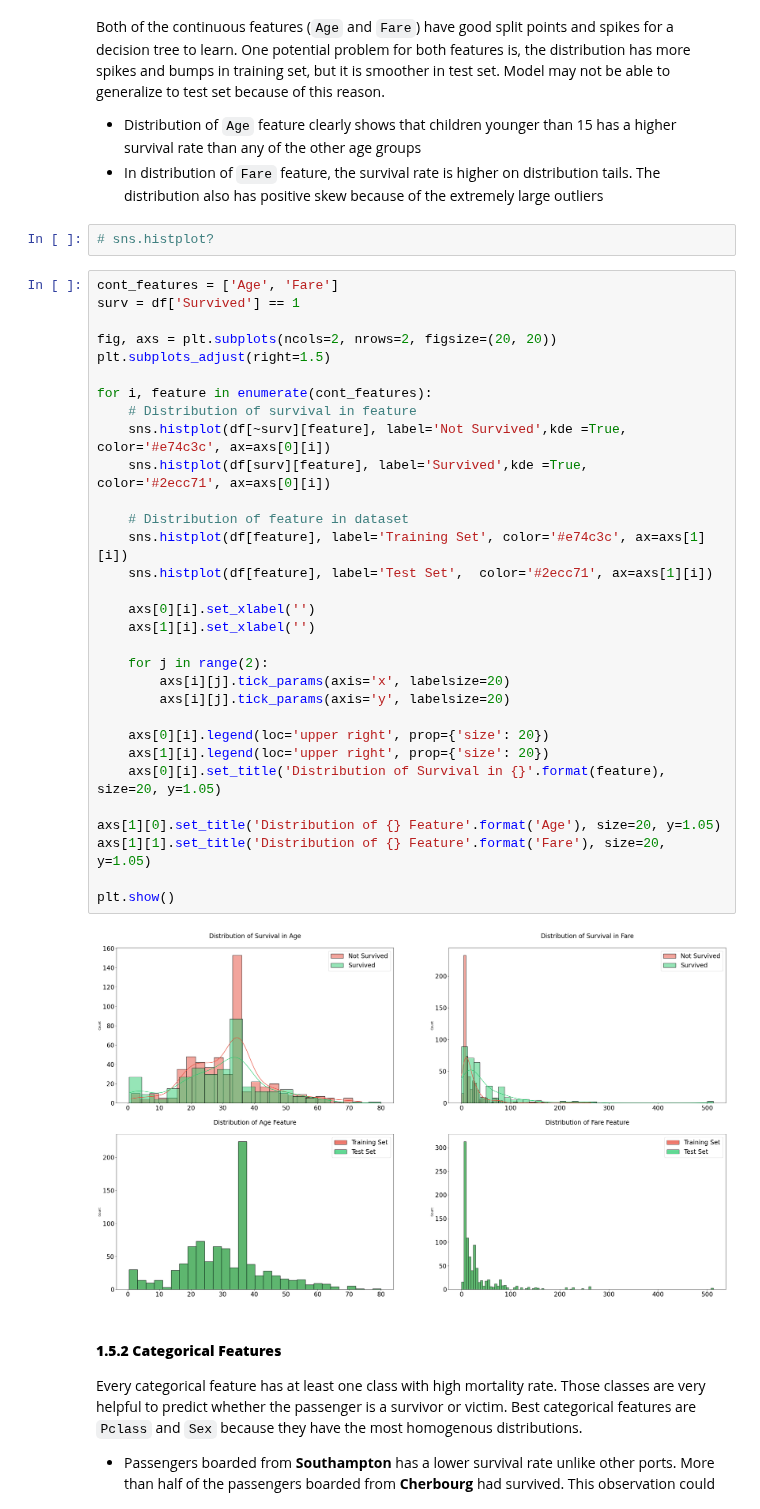
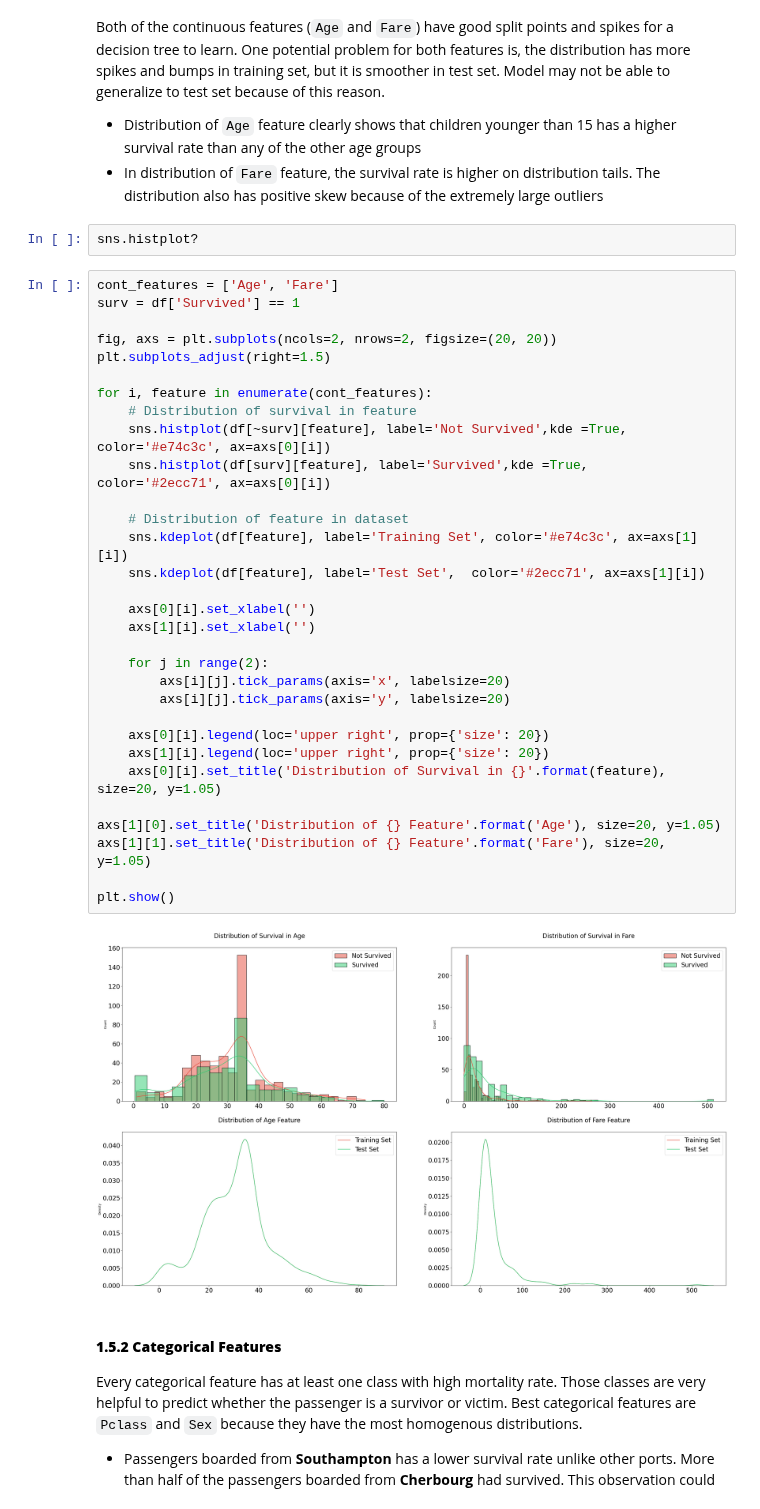
Before and after one commit to Akshat180/Titanic.Data_Analysis, a Jupyter notebook: Titanic survival Analysis.ipynb, the cells around one changed output. Cells and saved outputs as stored; diff of their text form.

```diff
--- a/Titanic survival Analysis.ipynb
+++ b/Titanic survival Analysis.ipynb
@@ -449,40 +449,40 @@ Both of the continuous features (`Age` and `Fare`) have good split points and sp
 * Distribution of `Age` feature clearly shows that children younger than 15 has a higher survival rate than any of the other age groups
 * In distribution of `Fare` feature, the survival rate is higher on distribution tails. The distribution also has positive skew because of the extremely large outliers
 # %%
-# sns.histplot?
+sns.histplot?
 # %%
 cont_features = ['Age', 'Fare']
 surv = df['Survived'] == 1
 
 fig, axs = plt.subplots(ncols=2, nrows=2, figsize=(20, 20))
 plt.subplots_adjust(right=1.5)
 
 for i, feature in enumerate(cont_features):
     # Distribution of survival in feature
     sns.histplot(df[~surv][feature], label='Not Survived',kde =True, color='#e74c3c', ax=axs[0][i])
     sns.histplot(df[surv][feature], label='Survived',kde =True,  color='#2ecc71', ax=axs[0][i])
 
     # Distribution of feature in dataset
-    sns.histplot(df[feature], label='Training Set', color='#e74c3c', ax=axs[1][i])
-    sns.histplot(df[feature], label='Test Set',  color='#2ecc71', ax=axs[1][i])
+    sns.kdeplot(df[feature], label='Training Set', color='#e74c3c', ax=axs[1][i])
+    sns.kdeplot(df[feature], label='Test Set',  color='#2ecc71', ax=axs[1][i])
 
     axs[0][i].set_xlabel('')
     axs[1][i].set_xlabel('')
 
     for j in range(2):
         axs[i][j].tick_params(axis='x', labelsize=20)
         axs[i][j].tick_params(axis='y', labelsize=20)
 
     axs[0][i].legend(loc='upper right', prop={'size': 20})
     axs[1][i].legend(loc='upper right', prop={'size': 20})
     axs[0][i].set_title('Distribution of Survival in {}'.format(feature), size=20, y=1.05)
 
 axs[1][0].set_title('Distribution of {} Feature'.format('Age'), size=20, y=1.05)
 axs[1][1].set_title('Distribution of {} Feature'.format('Fare'), size=20, y=1.05)
 
 plt.show()
 # %% [output]
-[figure, old version]
+[figure, new version]
 # %% [markdown]
 #### **1.5.2 Categorical Features**
 Every categorical feature has at least one class with high mortality rate. Those classes are very helpful to predict whether the passenger is a survivor or victim. Best categorical features are `Pclass` and `Sex` because they have the most homogenous distributions.
```
Also changed, not shown: parts of 17 cells of this notebook.
